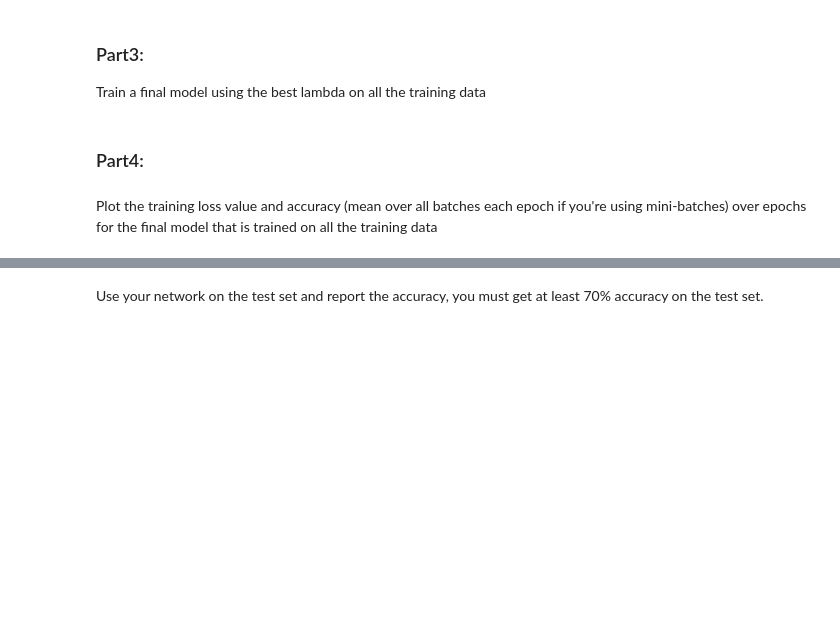
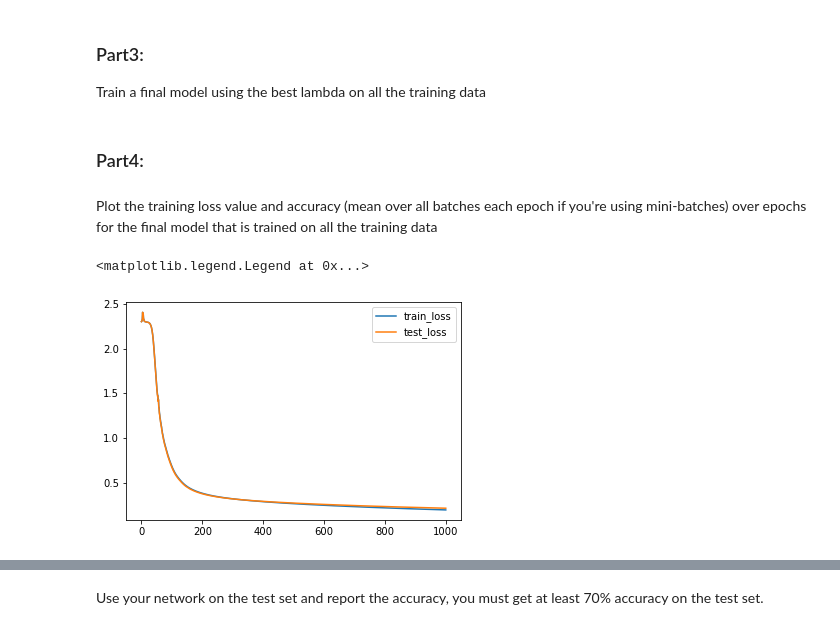
Before and after one commit to kargaranamir/Machine-Learning-992, a Jupyter notebook: Hw4/ML2021S_HW4.ipynb, the cells around one changed output, grey strips where cells are left out. Drawn from its saved outputs; the diff is of its cells as text; code cells hidden in the pictures; blank space fills up the shorter version.

```diff
--- a/Hw4/ML2021S_HW4.ipynb
+++ b/Hw4/ML2021S_HW4.ipynb
@@ -25,29 +63,3 @@ target_test = np.array(ds.MNIST(root="./data", train=False, download=True).targe
 ### Part1:
 Complete the functions of the MLP class to create
 a MultiLayer Perceptron
-# %%
-class MLP:
-    def __init__(self, in_dimensions, hidden_dimensions, out_dimensions):
-        self.w1 = np.random.normal(size=(in_dimensions, hidden_dimensions)) / in_dimensions
-        self.b1 = np.random.normal(size=(1,hidden_dimensions)) / in_dimensions
-        self.w2 = np.random.normal(size=(hidden_dimensions,out_dimensions)) / in_dimensions
-        self.b2 = np.random.normal(size=(1,out_dimensions)) / in_dimensions
-
-    def forward(self, x):
-        # perform a forward pass of the network and return the result
-        # remember to retain the value of each node (i.e. self.h1_forward)
-        # in order to use in backpropagation
-        # Use whatever activation function you wish for the first layer
-        # and softmax activation for the output layer
-        pass
-
-    def backward(self, loss, y):
-        # perform backpropagation on the loss value and compute the gradient
-        # w.r.t. every element of the network and retain them (i.e. self.w1_backward)
-        pass
-
-    def step(self, lr, lam):
-        # simply update all the weights using the gradinets computed in backward
-        # and the given learning rate with SGD
-        # don't forget to use regularization
-        pass
@@ -113,3 +266,10 @@ for i in range(n_epochs):
 # %% [markdown]
 Plot the training loss value and accuracy (mean over all batches each epoch if you're using mini-batches) over epochs
 for the final model that is trained on all the training data
+# %%
+plt.plot(train_loss_series, label='train_loss')
+plt.plot(test_loss_series, label='test_loss')
+plt.legend()
+# %% [output]
+<matplotlib.legend.Legend at 0x...>
+[figure, added]
```
Also changed, not shown: parts of 19 cells of this notebook, 4 other files.
